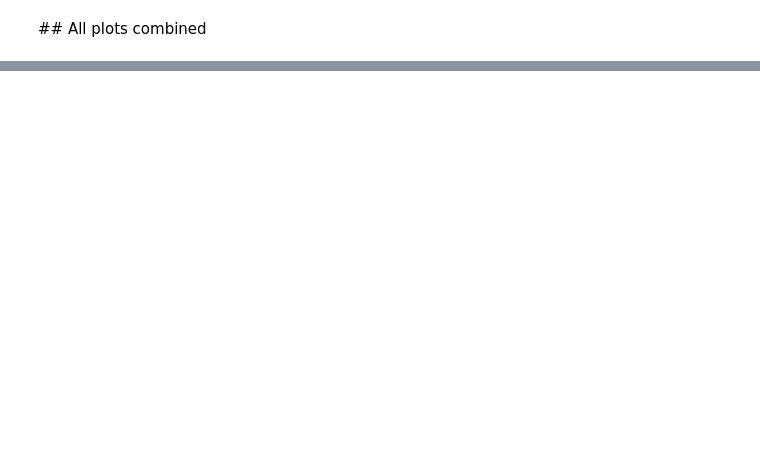
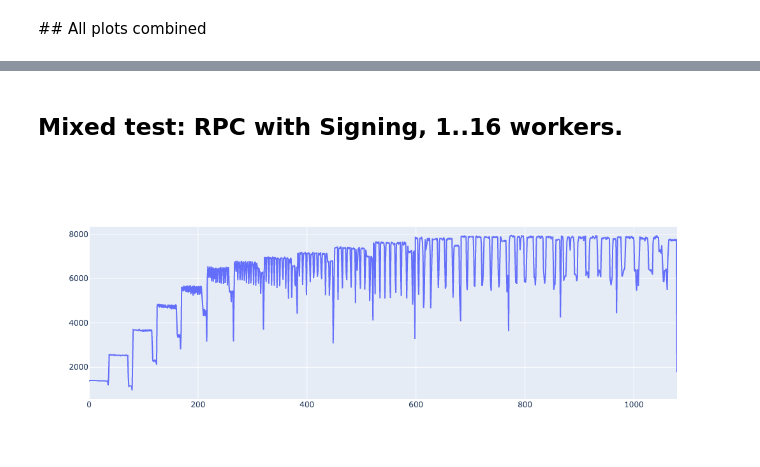
Before and after one commit to mmathys/acfts, a Jupyter notebook: docs/notebook/benchmarks.ipynb, the cells around one changed output, grey strips where cells are left out. Saved outputs shown, nothing was run; the diff lists cells and outputs as text; code cells hidden in the pictures; blank space fills up the shorter version.

```diff
--- a/docs/notebook/benchmarks.ipynb
+++ b/docs/notebook/benchmarks.ipynb
@@ -64,0 +67,11 @@ fig.show()
+# %% [markdown]
+## Mixed test: RPC with Signing, 1..16 workers.
+# %%
+d1 = pd.read_csv("./bench/mix.csv")
+
+fig = go.Figure([
+    go.Scatter(y=d1['tx'])
+])
+fig.show()
+# %% [output]
+[figure, added]
```
Also changed, not shown: parts of 5 cells of this notebook, 9 other files.
